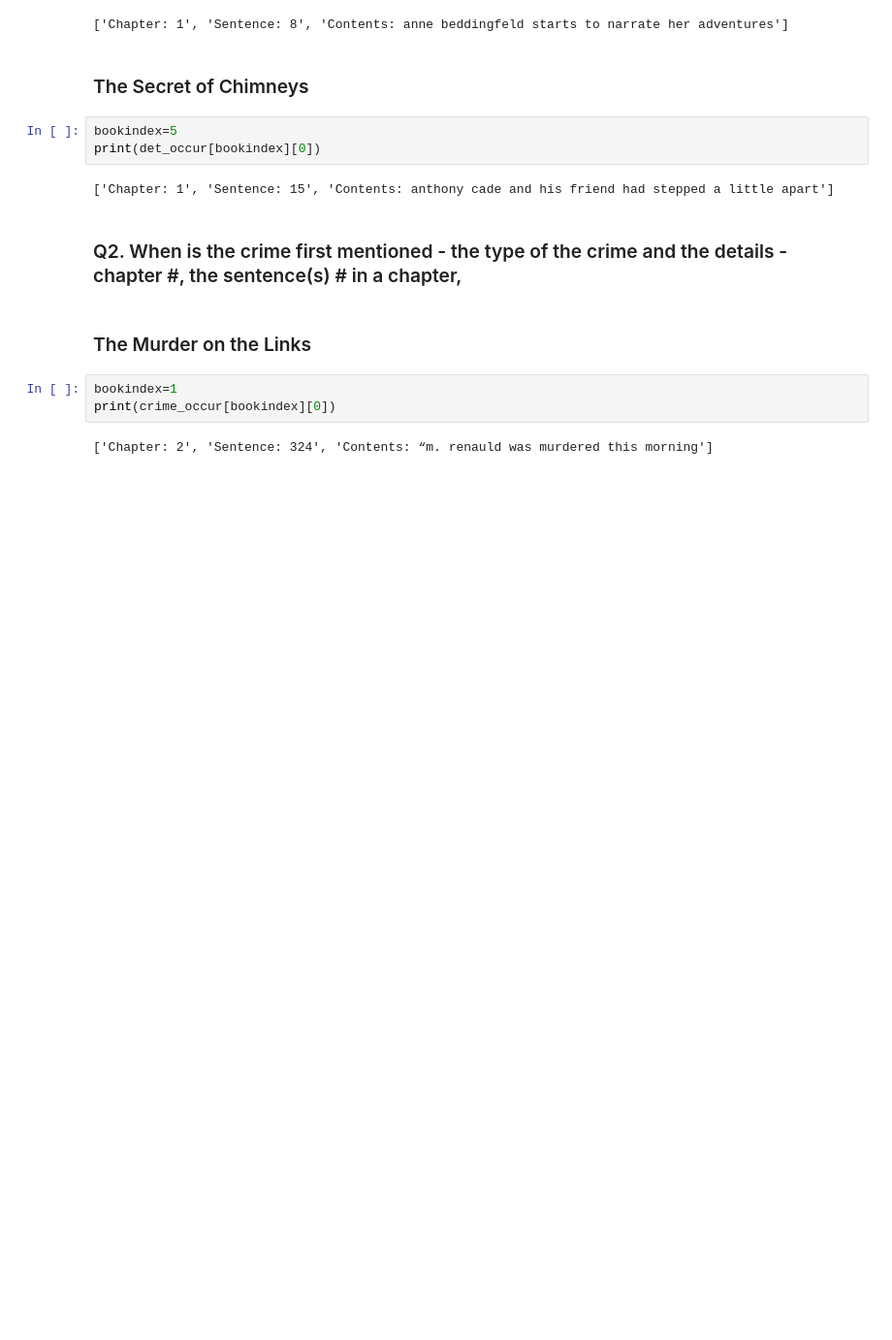
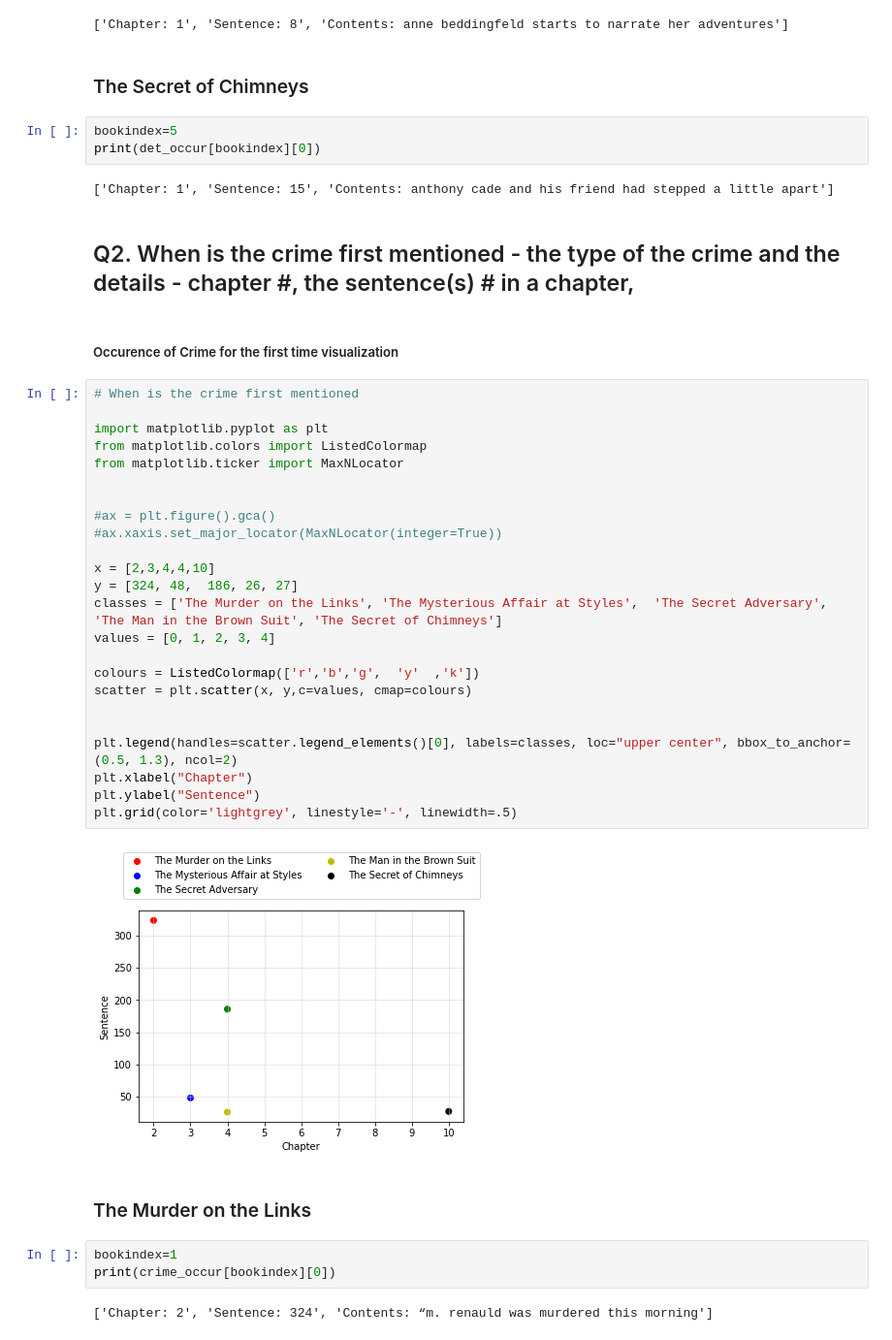
Before and after one commit to 692-Team-1-NLP/proj-1, a Jupyter notebook: Proj_1_collab.ipynb, the cells around one changed output. Shown at 97% size. Cells and saved outputs as stored; diff of their text form; blank space fills up the shorter version.

```diff
--- a/Proj_1_collab.ipynb
+++ b/Proj_1_collab.ipynb
@@ -753,7 +756,36 @@ print(det_occur[bookindex][0])
 # %% [output]
 ['Chapter: 1', 'Sentence: 15', 'Contents: anthony cade and his friend had stepped a little apart']
 # %% [markdown]
-### Q2. When is the crime first mentioned - the type of the crime and the details - chapter #, the sentence(s) # in a chapter,
+## Q2. When is the crime first mentioned - the type of the crime and the details - chapter #, the sentence(s) # in a chapter,
+# %% [markdown]
+
+##### Occurence of Crime for the first time visualization
+# %%
+# When is the crime first mentioned
+
+import matplotlib.pyplot as plt
+from matplotlib.colors import ListedColormap
+from matplotlib.ticker import MaxNLocator
+
+
+#ax = plt.figure().gca()
+#ax.xaxis.set_major_locator(MaxNLocator(integer=True))
+
+x = [2,3,4,4,10]
+y = [324, 48,  186, 26, 27]
+classes = ['The Murder on the Links', 'The Mysterious Affair at Styles',  'The Secret Adversary', 'The Man in the Brown Suit', 'The Secret of Chimneys']
+values = [0, 1, 2, 3, 4]
+
+colours = ListedColormap(['r','b','g',  'y'  ,'k'])
+scatter = plt.scatter(x, y,c=values, cmap=colours)
+
+
+plt.legend(handles=scatter.legend_elements()[0], labels=classes, loc="upper center", bbox_to_anchor=(0.5, 1.3), ncol=2)
+plt.xlabel("Chapter")
+plt.ylabel("Sentence")
+plt.grid(color='lightgrey', linestyle='-', linewidth=.5)
+# %% [output]
+[figure, added]
 # %% [markdown]
 ### The Murder on the Links
 # %%
```
Also changed, not shown: parts of 9 cells of this notebook.
